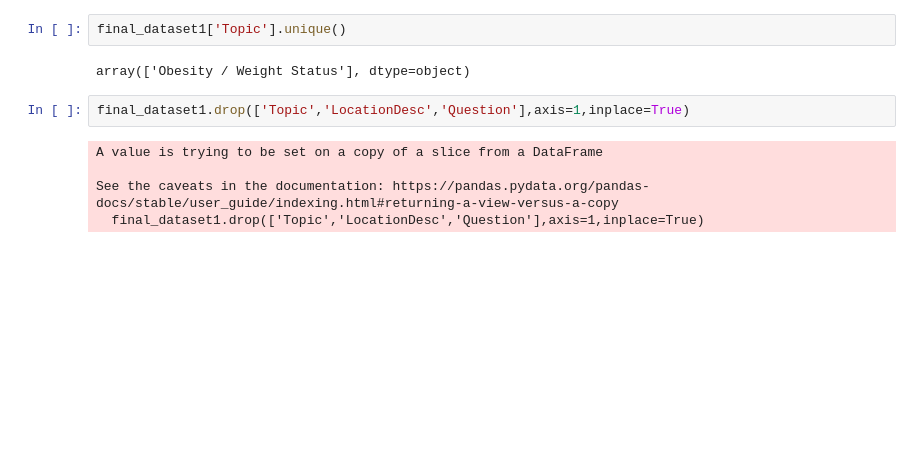
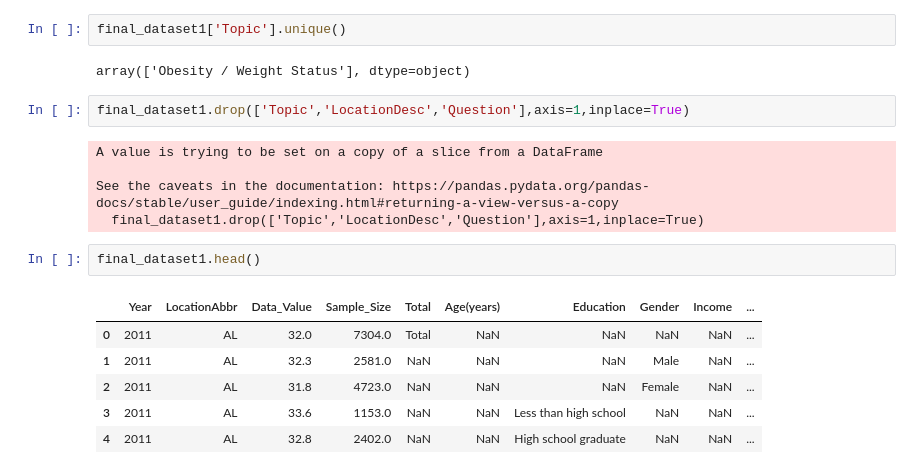
Before and after one commit to bhavan-bhatt/Gnosis-CP01, a Jupyter notebook: Bhavan - 202311021/CP.ipynb, the cells around one changed output. Drawn from its saved outputs; the diff is of its cells as text; blank space fills up the shorter version.

```diff
--- a/Bhavan - 202311021/CP.ipynb
+++ b/Bhavan - 202311021/CP.ipynb
@@ -267,3 +286,12 @@ A value is trying to be set on a copy of a slice from a DataFrame
 
 See the caveats in the documentation: https://pandas.pydata.org/pandas-docs/stable/user_guide/indexing.html#returning-a-view-versus-a-copy
   final_dataset1.drop(['Topic','LocationDesc','Question'],axis=1,inplace=True)
+# %%
+final_dataset1.head()
+# %% [output]
+|  | Year | LocationAbbr | Data_Value | Sample_Size | Total | Age(years) | Education | Gender | Income | ... |
+| 0 | 2011 | AL | 32.0 | 7304.0 | Total | NaN | NaN | NaN | NaN | ... |
+| 1 | 2011 | AL | 32.3 | 2581.0 | NaN | NaN | NaN | Male | NaN | ... |
+| 2 | 2011 | AL | 31.8 | 4723.0 | NaN | NaN | NaN | Female | NaN | ... |
+| 3 | 2011 | AL | 33.6 | 1153.0 | NaN | NaN | Less than high school | NaN | NaN | ... |
+| 4 | 2011 | AL | 32.8 | 2402.0 | NaN | NaN | High school graduate | NaN | NaN | ... |
```
Also changed, not shown: parts of 2 cells of this notebook.
